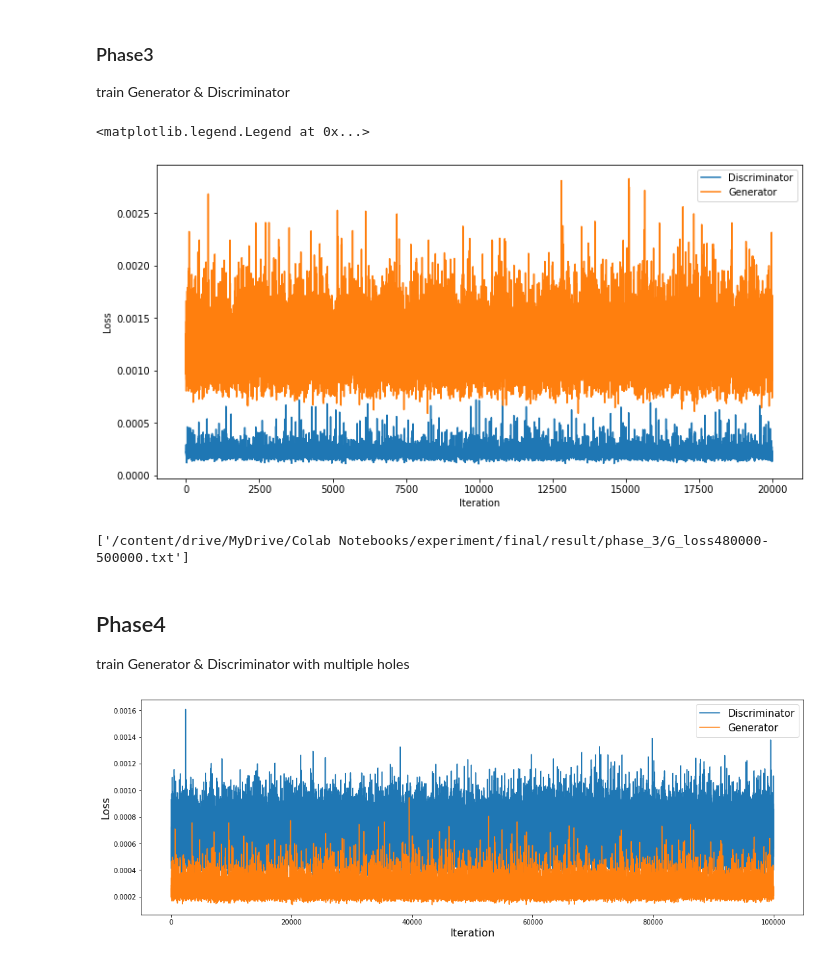
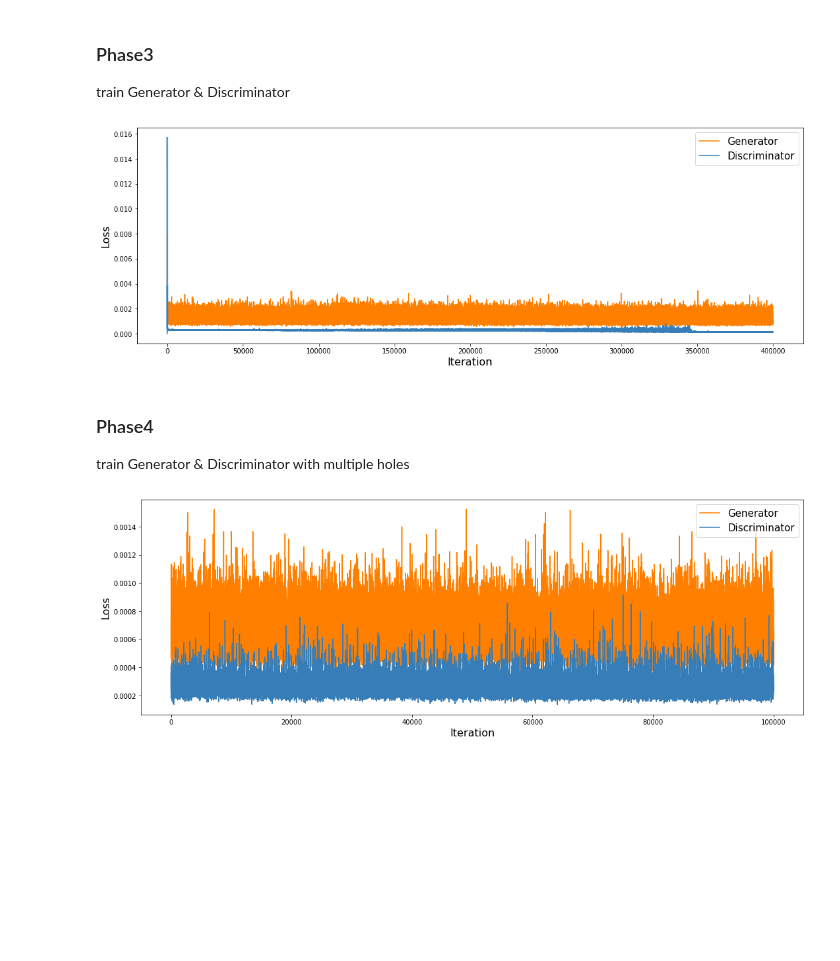
Before and after one commit to nomnomnonono/Image-Completion, a Jupyter notebook: GLCIC/GLCIC.ipynb, the cells around one changed output. Drawn from its saved outputs; the diff is of its cells as text; code cells hidden in the pictures; blank space fills up the shorter version.

```diff
--- a/GLCIC/GLCIC.ipynb
+++ b/GLCIC/GLCIC.ipynb
@@ -234,2 +240,2 @@ pbar.close()
 # %%
-before = joblib.load(os.path.join(result_dir, 'phase_1', 'G_loss10000.txt'))
+joblib.dump(G_loss, os.path.join(result_dir, 'phase_1', 'G_loss90000.txt'))
@@ -357,2 +356,0 @@ pbar.close()
-# %%
-before = joblib.load(os.path.join(result_dir, 'phase_2', 'D_loss1000.txt'))
@@ -380,3 +360,22 @@ D_loss2 = []
+# %%
+path_model_cn = os.path.join(result_dir, 'phase_3', 'cn_step290000.pth')
+path_model_cd = os.path.join(result_dir, 'phase_3', 'cd_step290000.pth')
+# %%
+model_cn = CompletionNetwork()
+model_cn.load_state_dict(torch.load(path_model_cn, map_location='cpu'))
+model_cn = model_cn.to(device)
+opt_cn = Adadelta(model_cn.parameters())
+G_loss3 = []
+
+model_cd = ContextDiscriminator(
+    local_input_shape=(3, ld_input_size, ld_input_size),
+    global_input_shape=(3, cn_input_size, cn_input_size)
+)
+model_cd.load_state_dict(torch.load(path_model_cd, map_location='cpu'))
+model_cd = model_cd.to(device)
+opt_cd = Adadelta(model_cd.parameters())
+loss_cd = BCELoss()
+D_loss3 = []
 # %%
 cnt_bdivs = 0
 bceloss = BCELoss()
@@ -492,23 +499,17 @@ while pbar.n < steps3//10-20000:
         break;
 pbar.close()
 # %%
-fig = plt.figure(figsize=(12,6))
-plt.plot(D_loss2, label='Discriminator')
-plt.plot(G_loss2, label='Generator')
-plt.xlabel('Iteration')
-plt.ylabel('Loss')
-plt.legend()
-#fig.savefig(os.path.join(result_dir, 'phase_3', 'DG_loss40000.png'))
+fig = plt.figure(figsize=(18,6))
+plt.plot(G_loss3, label='Generator', color="#ff7f00")
+plt.plot(D_loss3, label='Discriminator', color="#377eb8")
+plt.xlabel('Iteration', fontsize=16)
+plt.ylabel('Loss', fontsize=16)
+plt.legend(fontsize=15)
+fig.savefig(os.path.join(result_dir, 'phase_3', 'DG_loss500000.png'))
 # %% [output]
-<matplotlib.legend.Legend at 0x...>
-[figure, old version]
+[figure, new version]
-# %%
-joblib.dump(D_loss2, os.path.join(result_dir, 'phase_3', 'D_loss480000-500000.txt'))
-joblib.dump(G_loss2, os.path.join(result_dir, 'phase_3', 'G_loss480000-500000.txt'))
-# %% [output]
-['/content/drive/MyDrive/Colab Notebooks/experiment/final/result/phase_3/G_loss480000-500000.txt']
 # %% [markdown]
-## Phase4
+### Phase4
 train Generator & Discriminator with multiple holes
 # %%
 if not os.path.exists(os.path.join(result_dir, 'phase_4')):
@@ -646,14 +648,14 @@ while pbar.n < steps4:
 pbar.close()
 # %%
 fig = plt.figure(figsize=(18,6))
-plt.plot(G_loss4, label='Discriminator')
-plt.plot(D_loss4, label='Generator')
+plt.plot(G_loss4, label='Generator', color="#ff7f00")
+plt.plot(D_loss4, label='Discriminator', color="#377eb8")
 plt.xlabel('Iteration', fontsize=16)
 plt.ylabel('Loss', fontsize=16)
 plt.legend(fontsize=15)
 fig.savefig(os.path.join(result_dir, 'phase_4', 'DG_loss100000.png'))
 # %% [output]
-[figure, old version]
+[figure, new version]
 # %%
 joblib.dump(D_loss4, os.path.join(result_dir, 'phase_4', 'D_loss100000.txt'))
 joblib.dump(G_loss4, os.path.join(result_dir, 'phase_4', 'G_loss100000.txt'))
```
Also changed, not shown: parts of 58 cells of this notebook.
